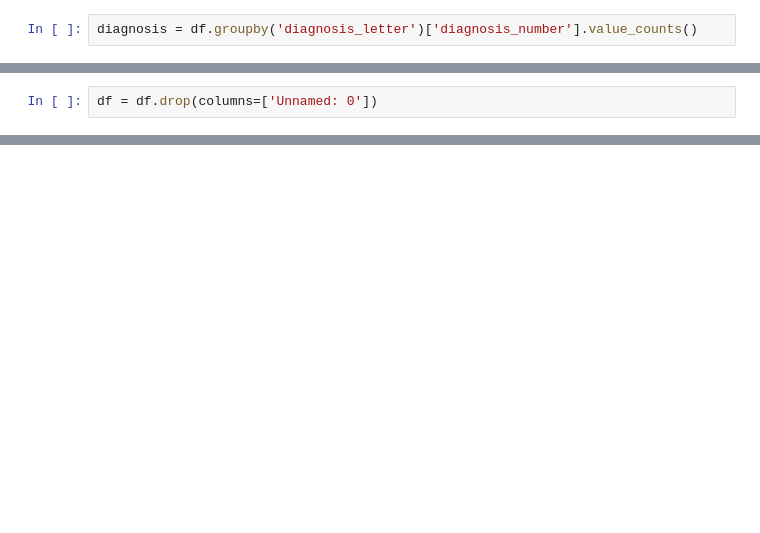
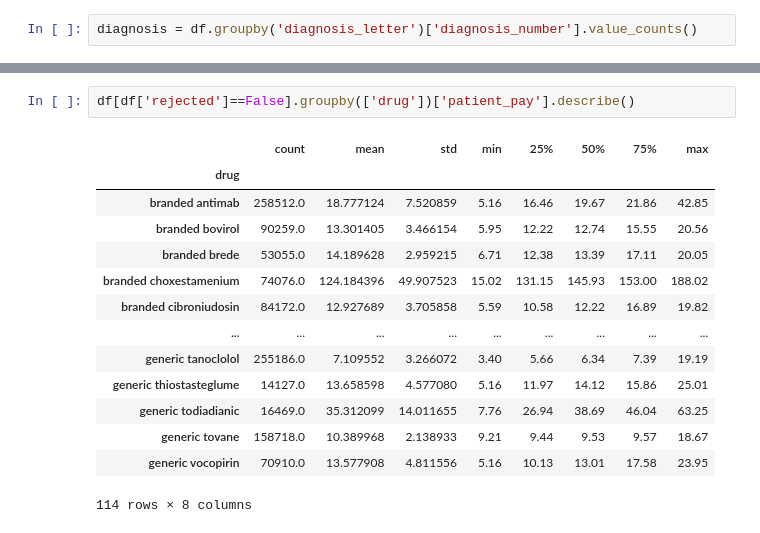
Before and after one commit to Erdos-Red-Eye/CMM_Patient_Expenses, a Jupyter notebook: CoverMyMed_EDA.ipynb, the cells around one changed output, grey strips where cells are left out. Drawn from its saved outputs; the diff is of its cells as text; blank space fills up the shorter version.

```diff
--- a/CoverMyMed_EDA.ipynb
+++ b/CoverMyMed_EDA.ipynb
@@ -290,3 +300 @@ df.groupby(['drug_name'])['patient_pay'].describe()
 77 rows × 8 columns
-# %%
-df = df.drop(columns=['Unnamed: 0'])
@@ -417,0 +301,17 @@ bin_df
+# %%
+df[df['rejected']==False].groupby(['drug'])['patient_pay'].describe()
+# %% [output]
+|  | count | mean | std | min | 25% | 50% | 75% | max |
+| drug |  |  |  |  |  |  |  |  |
+| branded antimab | 258512.0 | 18.777124 | 7.520859 | 5.16 | 16.46 | 19.67 | 21.86 | 42.85 |
+| branded bovirol | 90259.0 | 13.301405 | 3.466154 | 5.95 | 12.22 | 12.74 | 15.55 | 20.56 |
+| branded brede | 53055.0 | 14.189628 | 2.959215 | 6.71 | 12.38 | 13.39 | 17.11 | 20.05 |
+| branded choxestamenium | 74076.0 | 124.184396 | 49.907523 | 15.02 | 131.15 | 145.93 | 153.00 | 188.02 |
+| branded cibroniudosin | 84172.0 | 12.927689 | 3.705858 | 5.59 | 10.58 | 12.22 | 16.89 | 19.82 |
+| ... | ... | ... | ... | ... | ... | ... | ... | ... |
+| generic tanoclolol | 255186.0 | 7.109552 | 3.266072 | 3.40 | 5.66 | 6.34 | 7.39 | 19.19 |
+| generic thiostasteglume | 14127.0 | 13.658598 | 4.577080 | 5.16 | 11.97 | 14.12 | 15.86 | 25.01 |
+| generic todiadianic | 16469.0 | 35.312099 | 14.011655 | 7.76 | 26.94 | 38.69 | 46.04 | 63.25 |
+| generic tovane | 158718.0 | 10.389968 | 2.138933 | 9.21 | 9.44 | 9.53 | 9.57 | 18.67 |
+| generic vocopirin | 70910.0 | 13.577908 | 4.811556 | 5.16 | 10.13 | 13.01 | 17.58 | 23.95 |
+114 rows × 8 columns
```
Also changed, not shown: parts of 42 cells of this notebook.
